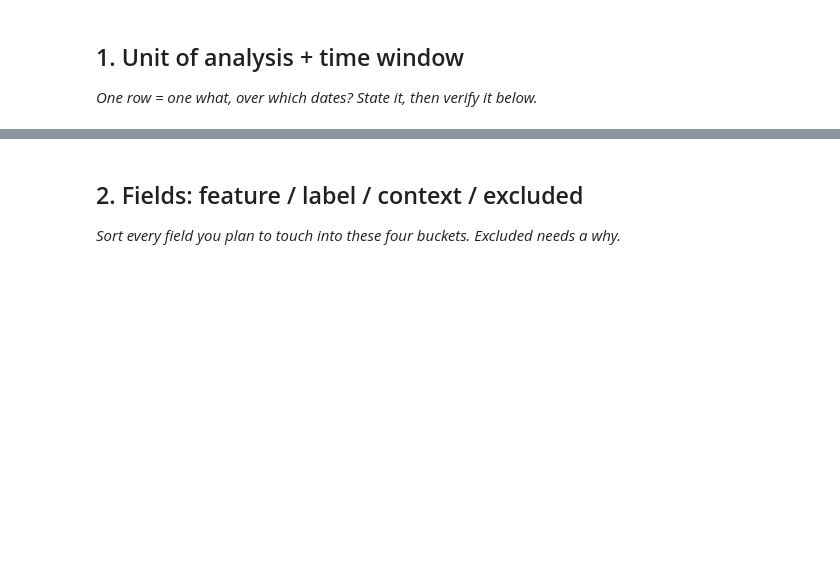
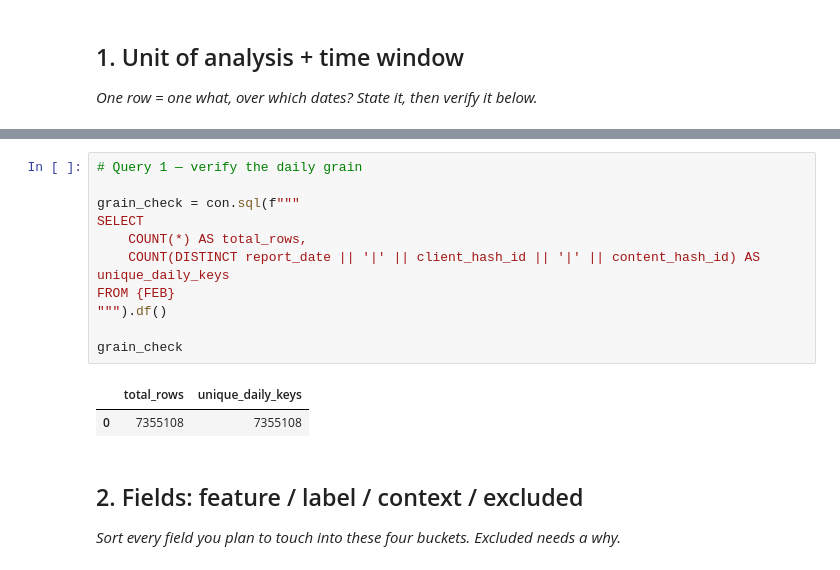
Before and after one commit to afreensumai64/ML-Internship, a Jupyter notebook: work/notebooks/w03_data_contract.ipynb, the cells around one changed output, grey strips where cells are left out. Drawn from its saved outputs; the diff is of its cells as text; blank space fills up the shorter version.

```diff
--- a/work/notebooks/w03_data_contract.ipynb
+++ b/work/notebooks/w03_data_contract.ipynb
@@ -16,3 +58,17 @@ This skeleton is yours to fill. Work the sections **in order** — each one has
+# %%
+# Query 1 — verify the daily grain
+
+grain_check = con.sql(f"""
+SELECT
+    COUNT(*) AS total_rows,
+    COUNT(DISTINCT report_date || '|' || client_hash_id || '|' || content_hash_id) AS unique_daily_keys
+FROM {FEB}
+""").df()
+
+grain_check
+# %% [output]
+|  | total_rows | unique_daily_keys |
+| 0 | 7355108 | 7355108 |
 # %% [markdown]
 ## 2. Fields: feature / label / context / excluded
 
```
Also changed, not shown: parts of 13 cells of this notebook.
